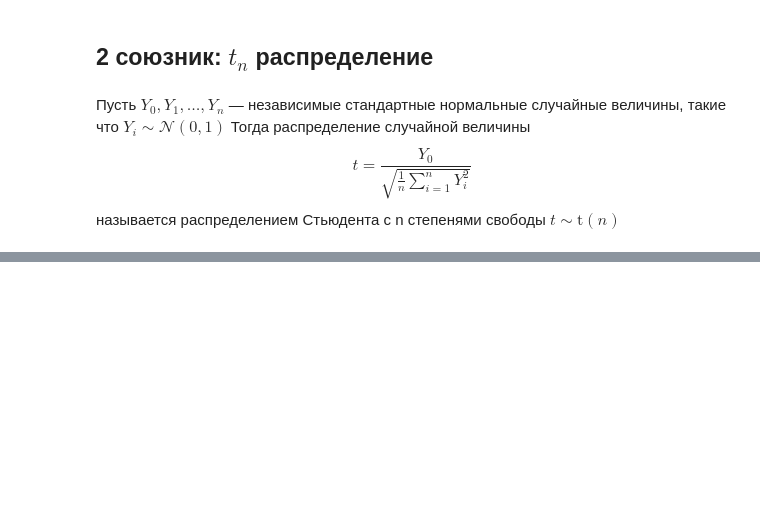
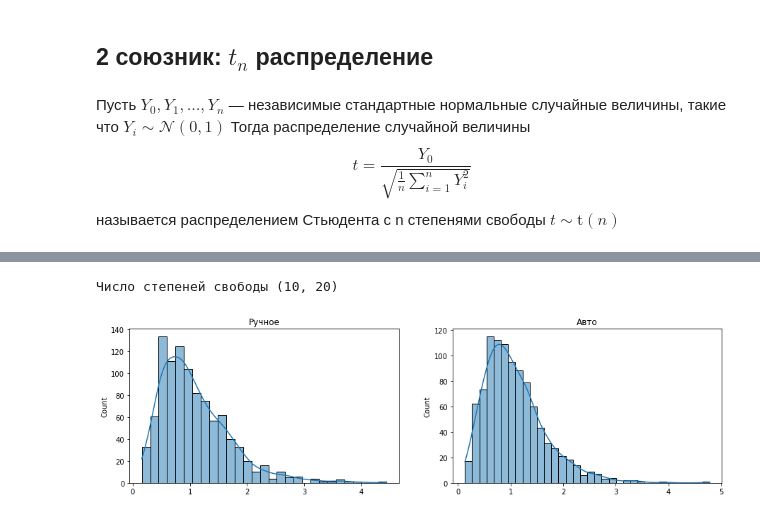
Before and after one commit to iboiarkin96/education_courses, a Jupyter notebook: Машинное обучение от статистики до нейросетей[ВШЭ]/Неделя 3/Конспект.ipynb, the cells around one changed output, grey strips where cells are left out. Drawn from its saved outputs; the diff is of its cells as text; code cells hidden in the pictures; blank space fills up the shorter version.

```diff
--- a/Машинное обучение от статистики до нейросетей[ВШЭ]/Неделя 3/Конспект.ipynb
+++ b/Машинное обучение от статистики до нейросетей[ВШЭ]/Неделя 3/Конспект.ipynb
@@ -149,0 +158,28 @@ plot_t_distribution(df = 30, size=1000)
+# %%
+def plot_f_distribution(df1 = 1, df2 = 2,  size= 1000):
+    '''
+    Функция, которая возращвет два графика F распределения.
+     Первый выведен по определению, второй - автоматически из библиотеки scipy
+
+    Аргументы
+    - df1, df2 - кол-во степеней свободы
+    - size - размер выборки
+    '''
+    print(f'Число степеней свободы {df1 , df2}')
+
+    # инициализация нормального и хи распредлений
+    chi_1 = stats.chi2(df = df1).rvs(size)
+    chi_2 = stats.chi2(df = df2).rvs(size)
+    f_dist = stats.f(df1, df2)
+
+    # выполнение преобразований над хи распределнием, чтобы получить F распределение
+    data = [(i/ df1 ) / (j/ df2) for i, j in zip(chi_1, chi_2)]
+
+    f, ax = plt.subplots(1, 2, figsize = (15, 4))
+    sns.histplot(data, kde=True, ax = ax[0]).set_title('Ручное')
+    sns.histplot(f_dist.rvs(size), kde=True, ax=ax[1]).set_title('Авто')
+
+plot_f_distribution(df1 = 10, df2 = 20,  size= 1000)
+# %% [output]
+Число степеней свободы (10, 20)
+[figure, added]
```
Also changed, not shown: parts of 48 cells of this notebook, 14 other files.
